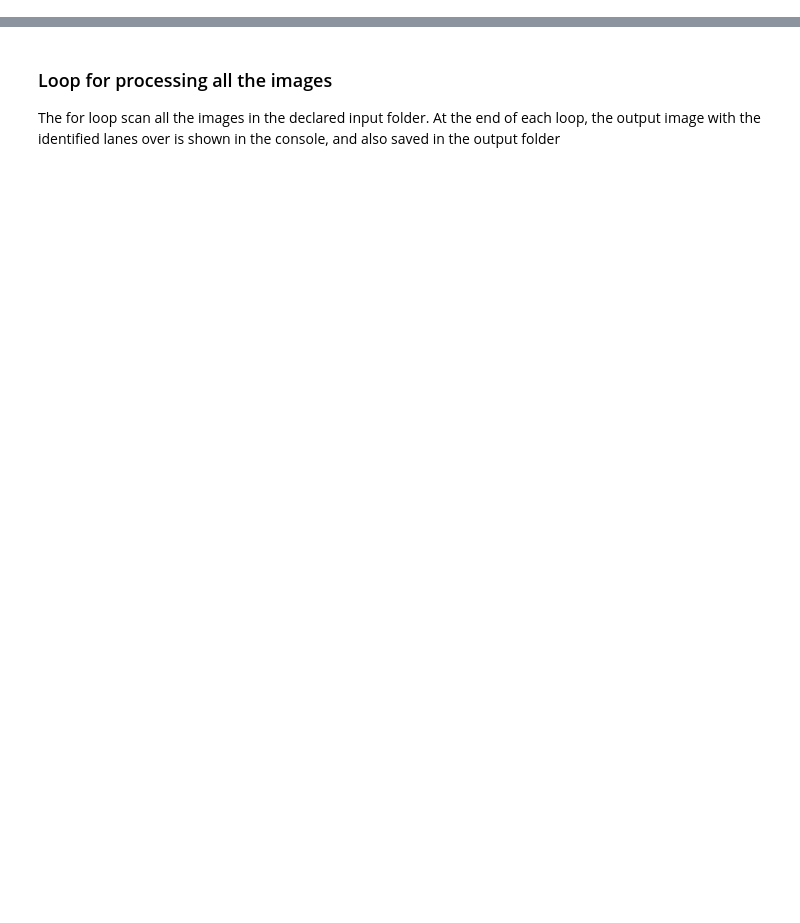
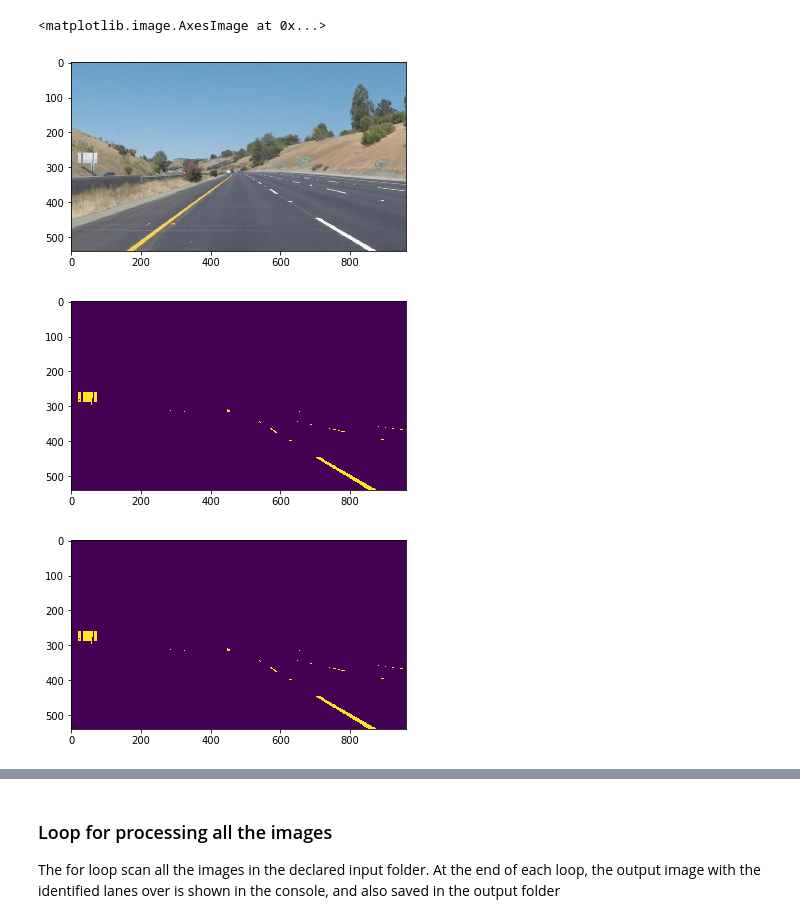
Before and after one commit to toshiharutf/CarND-LaneLines-P1, a Jupyter notebook: P1_LaneLines.ipynb, the cells around one changed output, grey strips where cells are left out. Drawn from its saved outputs; the diff is of its cells as text; code cells hidden in the pictures; blank space fills up the shorter version.

```diff
--- a/P1_LaneLines.ipynb
+++ b/P1_LaneLines.ipynb
@@ -178,0 +261,25 @@ def drawLines(img,leftCurve,rightCurve,verLim):
+# %%
+image = cv2.imread('test_images/solidYellowCurve2.jpg')
+plt.figure()
+image2 = cv2.cvtColor(image, cv2.COLOR_RGB2BGR)
+plt.imshow(image2)
+
+#Filter white color  in BGR order!!!
+lowerWhite = np.array([195,195,195])
+upperWhite = np.array([255,255,255])
+
+imageWhites = colorFilter(image,lowerWhite,upperWhite)
+plt.figure()
+plt.imshow(imageWhites)
+
+#Filter yellow color  in BGR order!!!
+lowerYellow = np.array([80, 190, 215])
+upperYellow = np.array([150, 255, 255])
+imageYellows = colorFilter(image,lowerYellow,upperYellow)
+plt.figure()
+plt.imshow(imageWhites)
+# %% [output]
+<matplotlib.image.AxesImage at 0x...>
+[figure, added]
+[figure, added]
+[figure, added]
```
Also changed, not shown: parts of 19 cells of this notebook, 11 other files.
